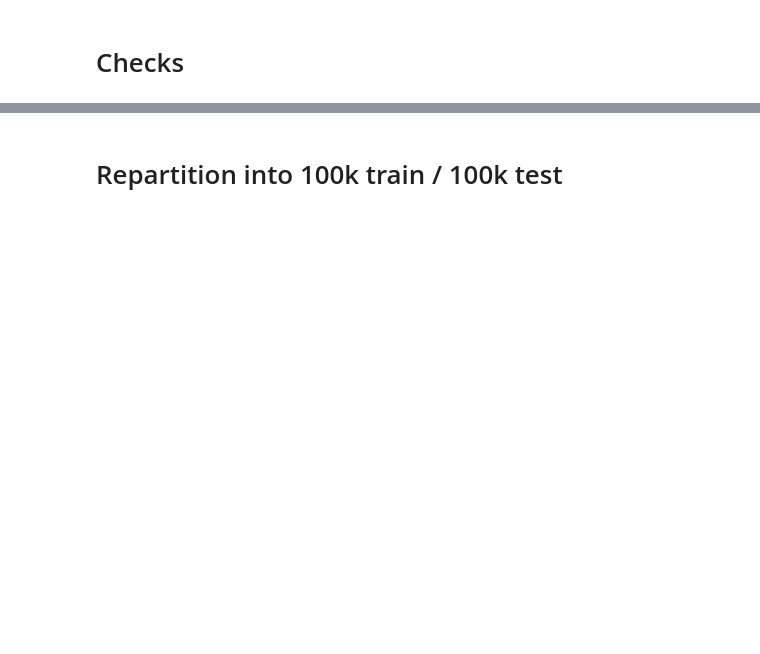
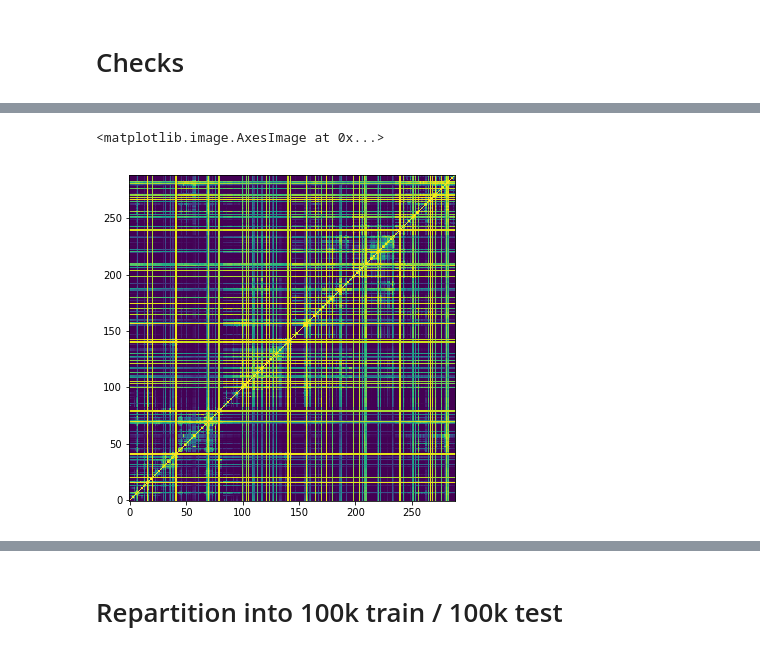
Before and after one commit to johannbrehmer/recnn, a Jupyter notebook: notebooks/03-preprocessing.ipynb, the cells around one changed output, grey strips where cells are left out. Saved outputs shown, nothing was run; the diff lists cells and outputs as text; code cells hidden in the pictures; blank space fills up the shorter version.

```diff
--- a/notebooks/03-preprocessing.ipynb
+++ b/notebooks/03-preprocessing.ipynb
@@ -368,3 +395,39 @@ fd.close()
 fd = open("/scratch/jb6504/data/w-vs-qcd/anti-kt/antikt-kt-pileup25-new-test.pickle", "rb")
 X, y = pickle.load(fd, encoding='latin1')
 fd.close()
+# %%
+def calculate_dij(p1, p2, alpha=1., R=1.):
+    vec1 = LorentzVector(p1[:4])
+    vec2 = LorentzVector(p2[:4])
+
+    delta_phi = vec1.phi() - vec2.phi()
+    while delta_phi < - math.pi:
+        delta_phi += 2. * math.pi
+    while delta_phi > math.pi:
+        delta_phi -= 2. * math.pi
+    delta_eta = vec1.eta() - vec2.eta()
+    delta_r = (delta_phi**2 + delta_eta**2)**0.5
+
+    return min(vec1.pt()**(2.*alpha), vec2.pt()**(2.*alpha)) * delta_r / R
+
+
+def calculate_dij_matrices(X, alpha=1., R=1.):
+    dij_list = []
+    for j in X:
+        constituents = j["content"][j["tree"][:, 0] == -1]
+        n_constituents = len(constituents)
+        dij = np.zeros((n_constituents,n_constituents))
+        for i, pi in enumerate(constituents):
+            for j, pj in enumerate(constituents):
+                dij[i,j] = calculate_dij(pi, pj, alpha=alpha, R=R)
+        dij_list.append(dij)
+    return dij_list
+
+D_kT = calculate_dij_matrices(X[:2], alpha = 1.)
+D_CA = calculate_dij_matrices(X[:2], alpha = 0.)
+D_akT = calculate_dij_matrices(X[:2], alpha = -1.)
+# %%
+plt.imshow(np.exp(-D_kT[0]/0.01), origin='lower')
+# %% [output]
+<matplotlib.image.AxesImage at 0x...>
+[figure, added]
```
Also changed, not shown: parts of 20 cells of this notebook, 5 other files.
